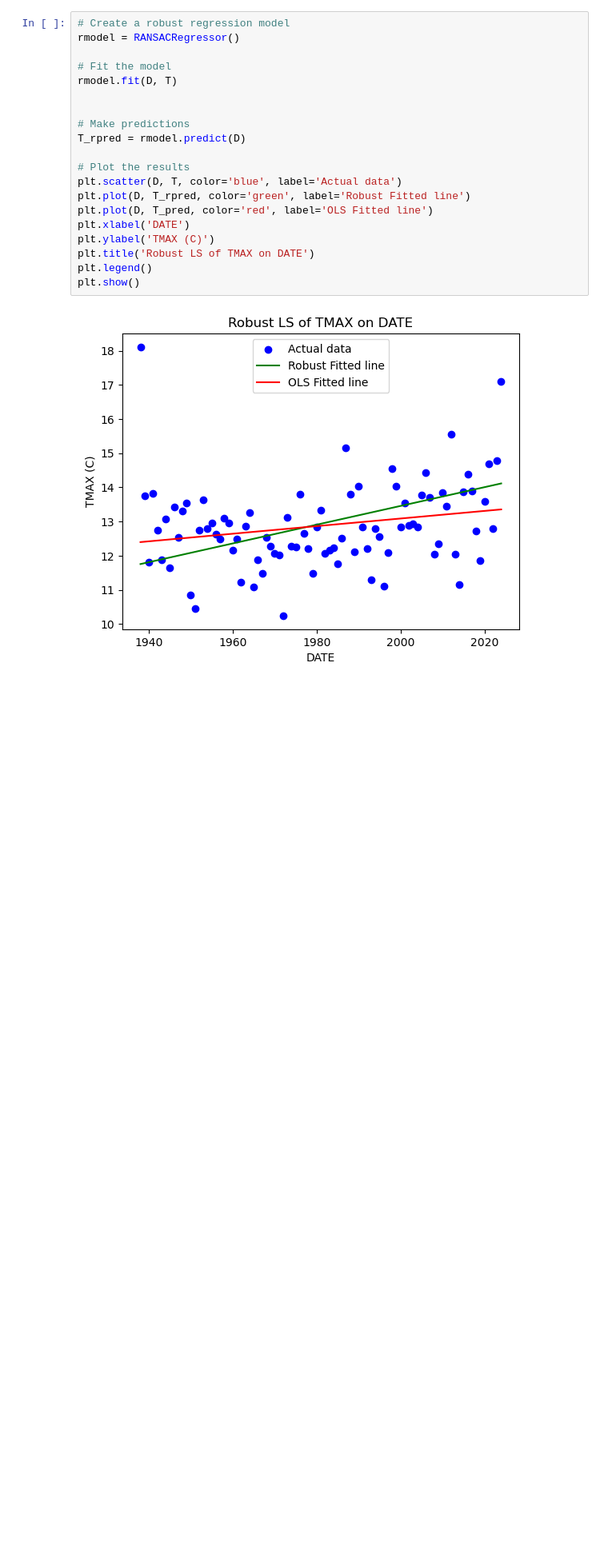
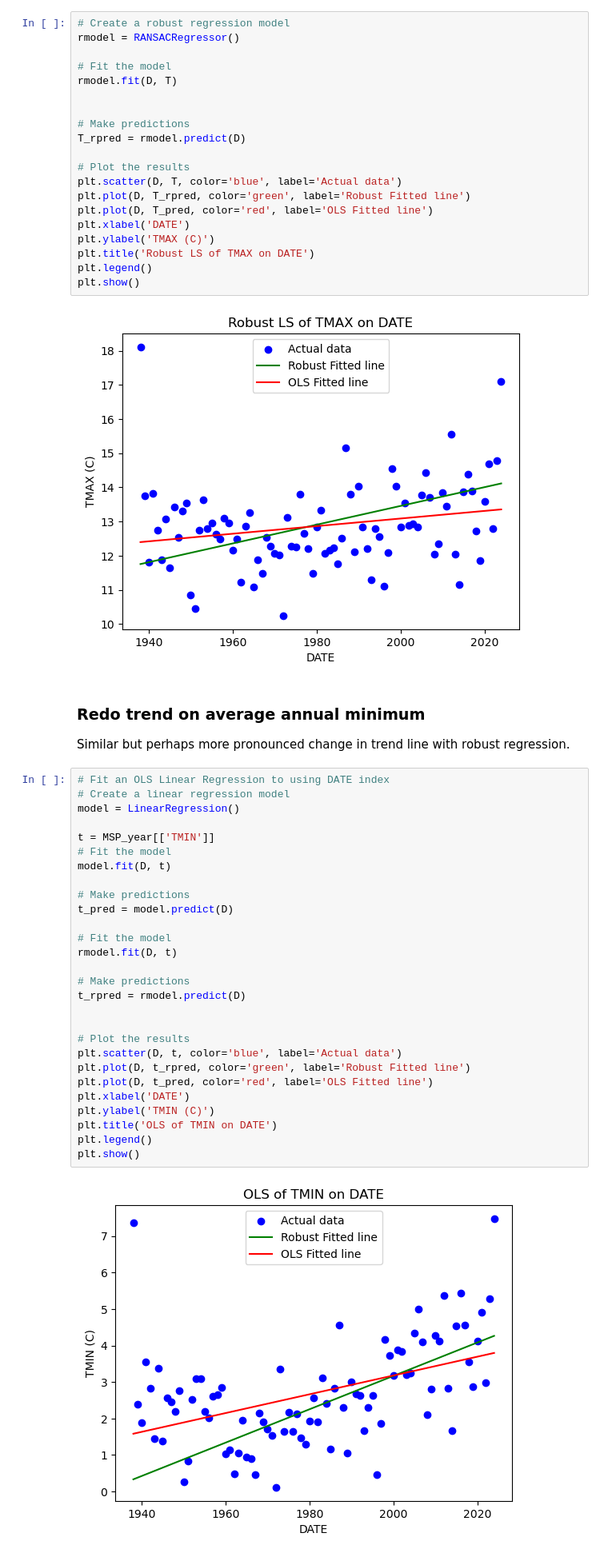
Before and after one commit to earthlab-education/climate-coding-challenge-byandell, a Jupyter notebook: 7_Portfolio_Post_Write_Post.ipynb, the cells around one changed output. Shown at 80% size. Saved outputs shown, nothing was run; the diff lists cells and outputs as text; blank space fills up the shorter version.

Commit message:
added trend for TMIN

```diff
--- a/7_Portfolio_Post_Write_Post.ipynb
+++ b/7_Portfolio_Post_Write_Post.ipynb
@@ -213,3 +213,38 @@ plt.legend()
 plt.show()
 # %% [output]
 [figure]
+# %% [markdown]
+### Redo trend on average annual minimum
+
+Similar but perhaps more pronounced change in trend line
+with robust regression.
+# %%
+# Fit an OLS Linear Regression to using DATE index
+# Create a linear regression model
+model = LinearRegression()
+
+t = MSP_year[['TMIN']]
+# Fit the model
+model.fit(D, t)
+
+# Make predictions
+t_pred = model.predict(D)
+
+# Fit the model
+rmodel.fit(D, t)
+
+# Make predictions
+t_rpred = rmodel.predict(D)
+
+
+# Plot the results
+plt.scatter(D, t, color='blue', label='Actual data')
+plt.plot(D, t_rpred, color='green', label='Robust Fitted line')
+plt.plot(D, t_pred, color='red', label='OLS Fitted line')
+plt.xlabel('DATE')
+plt.ylabel('TMIN (C)')
+plt.title('OLS of TMIN on DATE')
+plt.legend()
+plt.show()
+# %% [output]
+[figure, added]
```
